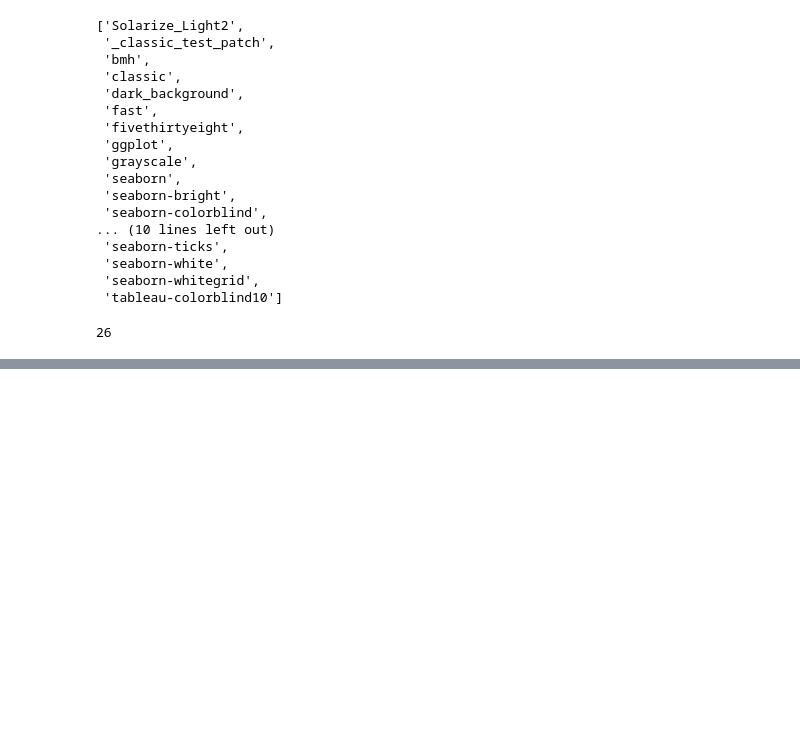
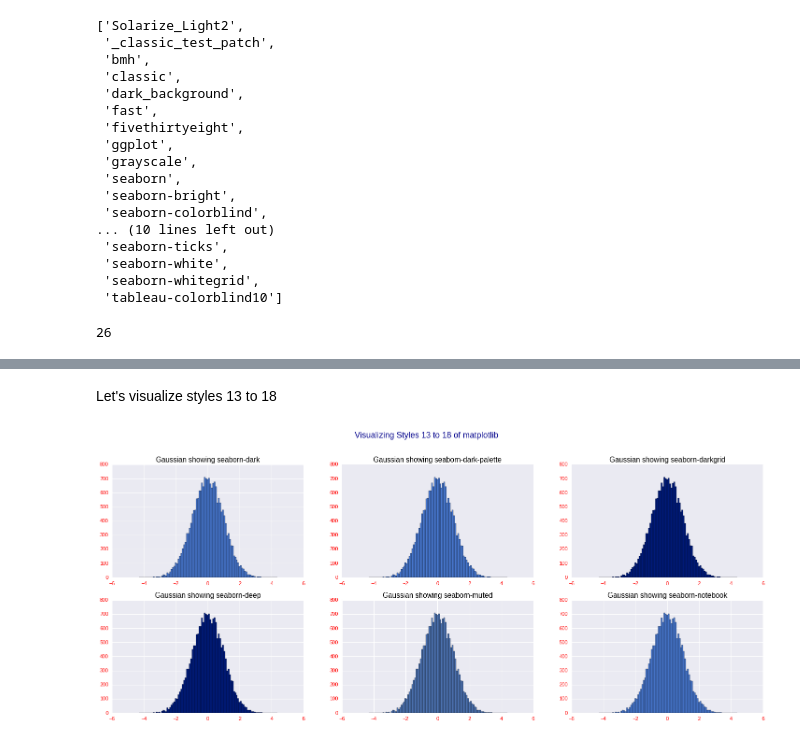
Before and after one commit to Lawrence-Krukrubo/Effective_Plotting_with_Matplotlib, a Jupyter notebook: Part_1_intro_to_matplotlib.ipynb, the cells around one changed output, grey strips where cells are left out. Cells and saved outputs as stored; diff of their text form; code cells hidden in the pictures; blank space fills up the shorter version.

```diff
--- a/Part_1_intro_to_matplotlib.ipynb
+++ b/Part_1_intro_to_matplotlib.ipynb
@@ -209,0 +235,23 @@ plt.show()
+# %% [markdown]
+Let's visualize styles 13 to 18
+# %%
+plt.figure(figsize=(20, 8))
+plt.suptitle('Visualizing Styles 13 to 18 of matplotlib', y=1.01, color = 'darkblue', fontsize=16)
+
+start = 231
+style_list = plt.style.available[12:]
+
+for i in style_list[:6]:
+    plt.subplot(start)
+    mpl.style.use(i)
+    plt.hist(X, 100)
+    plt.title(f'Gaussian showing {i}', color='black', fontsize = 14)
+    plt.xticks(color='red')
+    plt.yticks(color='red')
+
+
+    start += 1
+
+plt.show()
+# %% [output]
+[figure, added]
```
Also changed, not shown: parts of 10 cells of this notebook.
